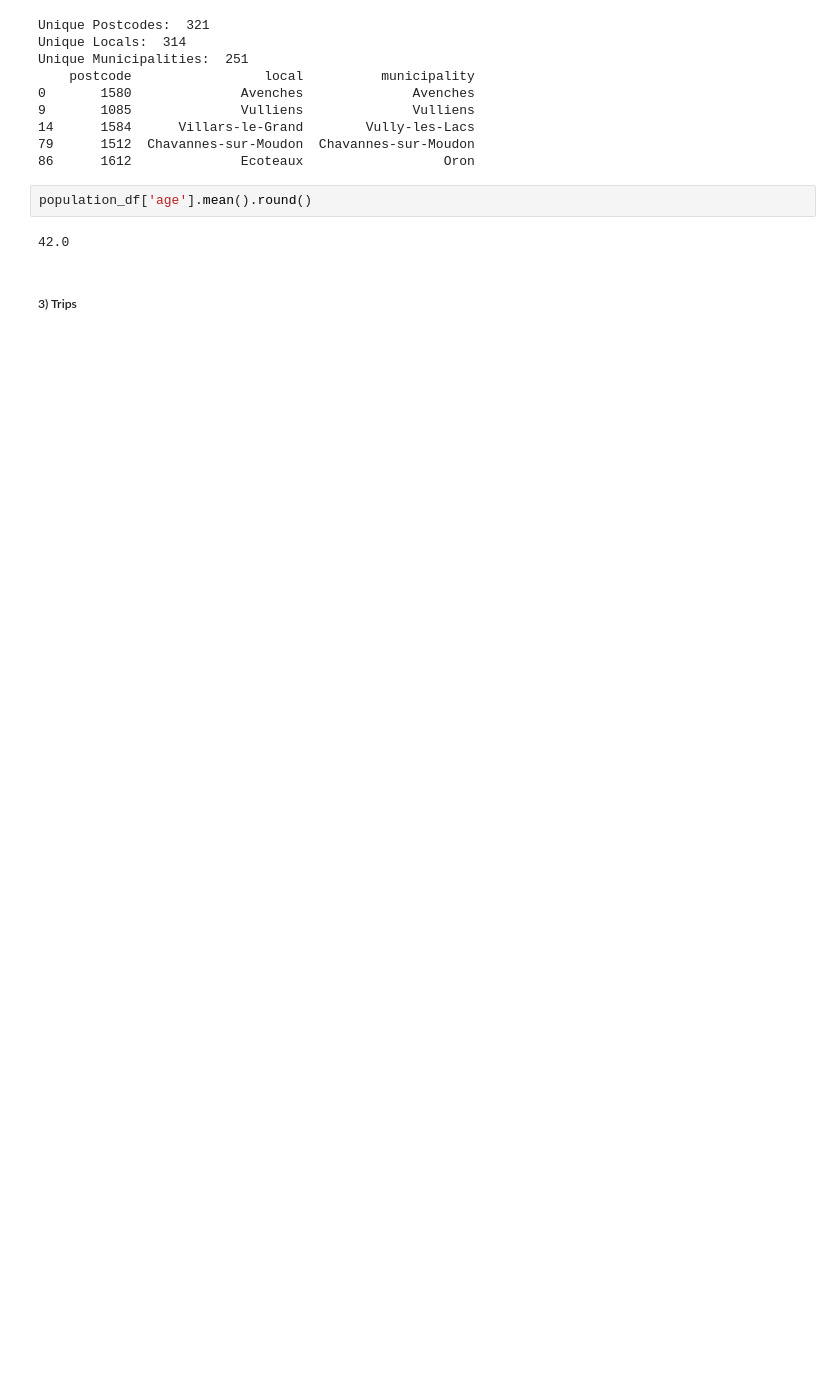
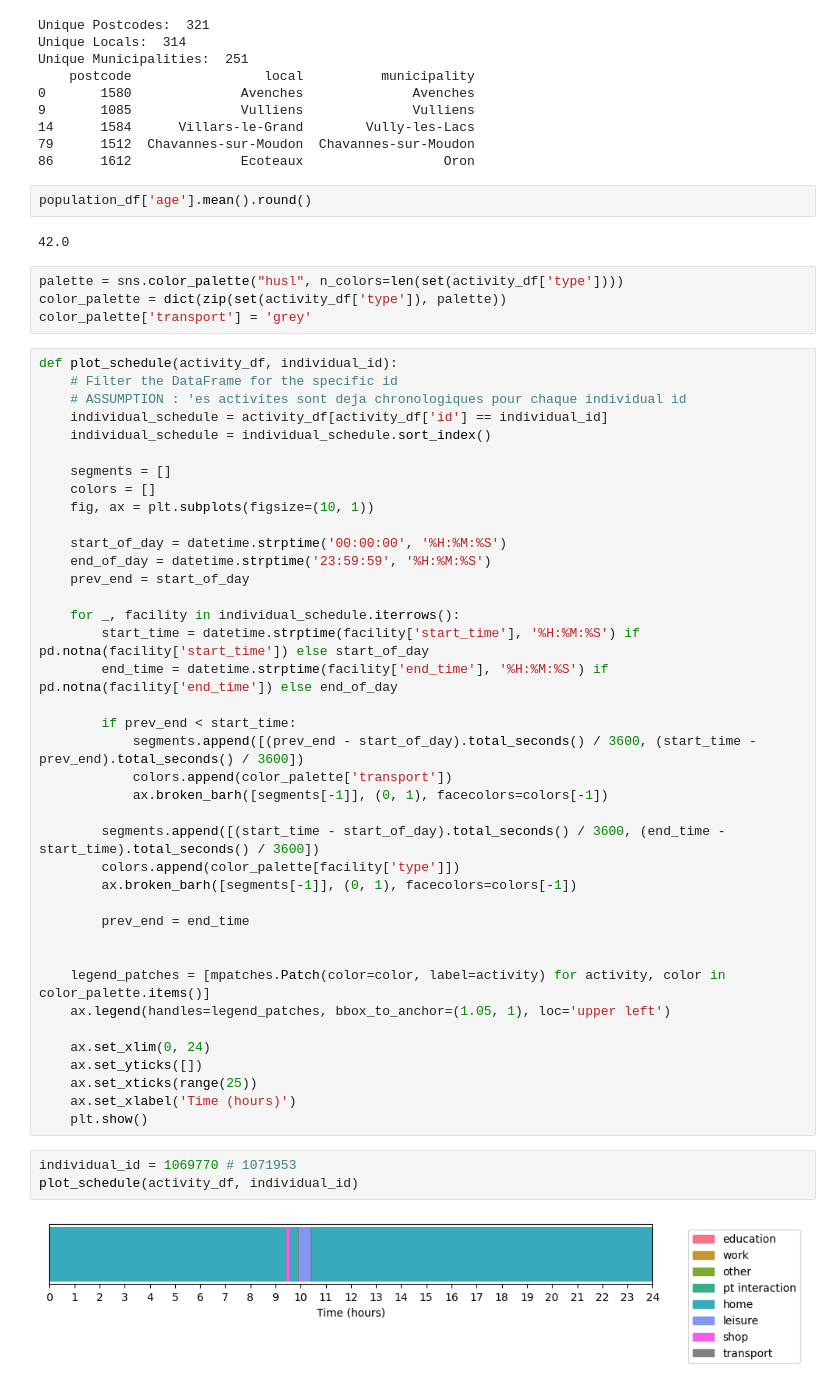
Before and after one commit to phellich/scheduling, a Jupyter notebook: explore.ipynb, the cells around one changed output. Saved outputs shown, nothing was run; the diff lists cells and outputs as text; blank space fills up the shorter version.

```diff
--- a/explore.ipynb
+++ b/explore.ipynb
@@ -217,5 +248,51 @@ Unique Municipalities:  251
 population_df['age'].mean().round()
 # %% [output]
 42.0
-# %% [markdown]
-##### 3) Trips
+# %%
+palette = sns.color_palette("husl", n_colors=len(set(activity_df['type'])))
+color_palette = dict(zip(set(activity_df['type']), palette))
+color_palette['transport'] = 'grey'
+# %%
+def plot_schedule(activity_df, individual_id):
+    # Filter the DataFrame for the specific id
+    # ASSUMPTION : 'es activites sont deja chronologiques pour chaque individual id
+    individual_schedule = activity_df[activity_df['id'] == individual_id]
+    individual_schedule = individual_schedule.sort_index()
+
+    segments = []
+    colors = []
+    fig, ax = plt.subplots(figsize=(10, 1))
+
+    start_of_day = datetime.strptime('00:00:00', '%H:%M:%S')
+    end_of_day = datetime.strptime('23:59:59', '%H:%M:%S')
+    prev_end = start_of_day
+
+    for _, facility in individual_schedule.iterrows():
+        start_time = datetime.strptime(facility['start_time'], '%H:%M:%S') if pd.notna(facility['start_time']) else start_of_day
+        end_time = datetime.strptime(facility['end_time'], '%H:%M:%S') if pd.notna(facility['end_time']) else end_of_day
+
+        if prev_end < start_time:
+            segments.append([(prev_end - start_of_day).total_seconds() / 3600, (start_time - prev_end).total_seconds() / 3600])
+            colors.append(color_palette['transport'])
+            ax.broken_barh([segments[-1]], (0, 1), facecolors=colors[-1])
+
+        segments.append([(start_time - start_of_day).total_seconds() / 3600, (end_time - start_time).total_seconds() / 3600])
+        colors.append(color_palette[facility['type']])
+        ax.broken_barh([segments[-1]], (0, 1), facecolors=colors[-1])
+
+        prev_end = end_time
+
+
+    legend_patches = [mpatches.Patch(color=color, label=activity) for activity, color in color_palette.items()]
+    ax.legend(handles=legend_patches, bbox_to_anchor=(1.05, 1), loc='upper left')
+
+    ax.set_xlim(0, 24)
+    ax.set_yticks([])
+    ax.set_xticks(range(25))
+    ax.set_xlabel('Time (hours)')
+    plt.show()
+# %%
+individual_id = 1069770 # 1071953
+plot_schedule(activity_df, individual_id)
+# %% [output]
+[figure, added]
```
Also changed, not shown: parts of 10 cells of this notebook.
